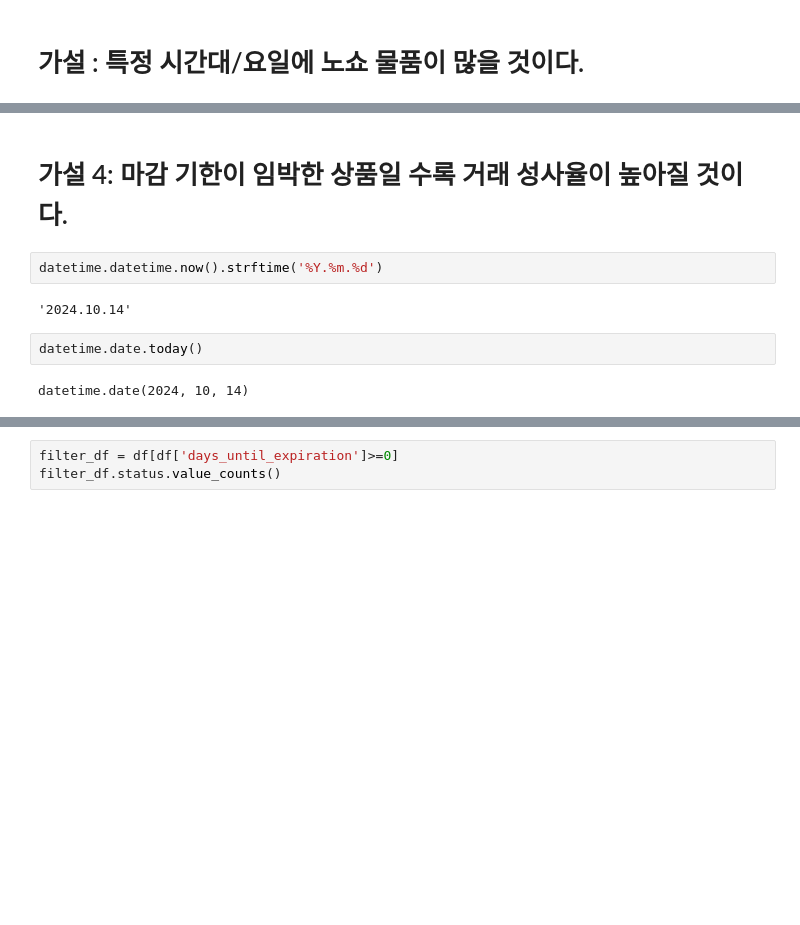
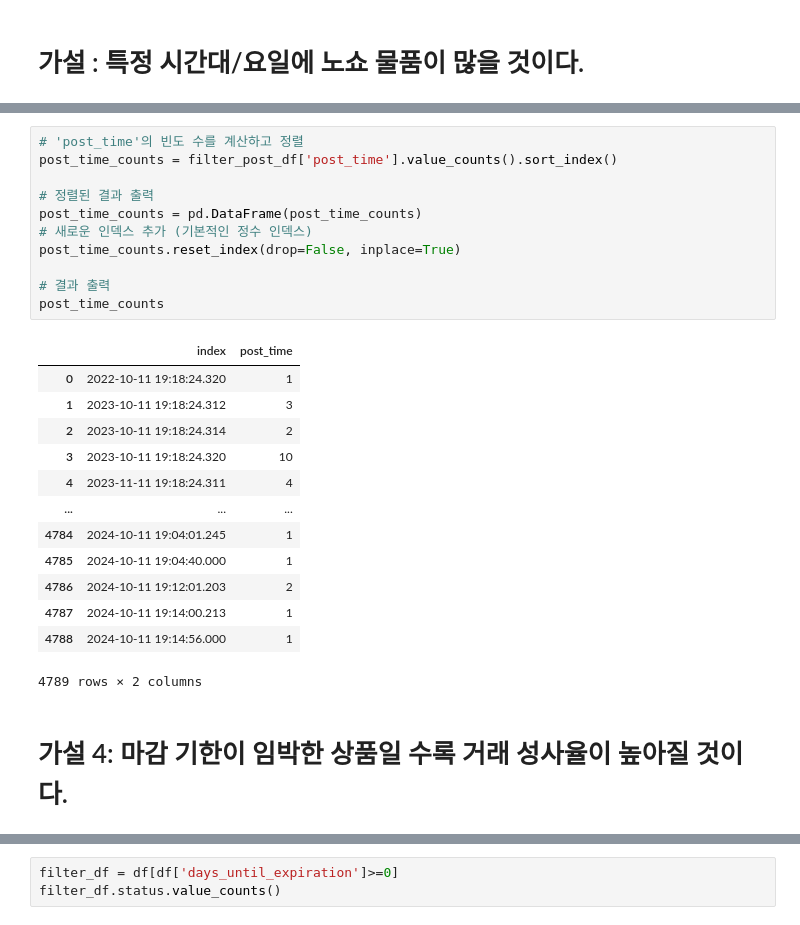
Before and after one commit to wecommit-ai/noshow_analyze, a Jupyter notebook: analysis/Jangseyoung_Hypothesis testing.ipynb, the cells around one changed output, grey strips where cells are left out. Saved outputs shown, nothing was run; the diff lists cells and outputs as text; blank space fills up the shorter version.

```diff
--- a/analysis/Jangseyoung_Hypothesis testing.ipynb
+++ b/analysis/Jangseyoung_Hypothesis testing.ipynb
@@ -81,13 +182,30 @@ plt.show()
+# %%
+# 'post_time'의 빈도 수를 계산하고 정렬
+post_time_counts = filter_post_df['post_time'].value_counts().sort_index()
+
+# 정렬된 결과 출력
+post_time_counts = pd.DataFrame(post_time_counts)
+# 새로운 인덱스 추가 (기본적인 정수 인덱스)
+post_time_counts.reset_index(drop=False, inplace=True)
+
+# 결과 출력
+post_time_counts
+# %% [output]
+|  | index | post_time |
+| 0 | 2022-10-11 19:18:24.320 | 1 |
+| 1 | 2023-10-11 19:18:24.312 | 3 |
+| 2 | 2023-10-11 19:18:24.314 | 2 |
+| 3 | 2023-10-11 19:18:24.320 | 10 |
+| 4 | 2023-11-11 19:18:24.311 | 4 |
+| ... | ... | ... |
+| 4784 | 2024-10-11 19:04:01.245 | 1 |
+| 4785 | 2024-10-11 19:04:40.000 | 1 |
+| 4786 | 2024-10-11 19:12:01.203 | 2 |
+| 4787 | 2024-10-11 19:14:00.213 | 1 |
+| 4788 | 2024-10-11 19:14:56.000 | 1 |
+4789 rows × 2 columns
 # %% [markdown]
 # 가설 4: 마감 기한이 임박한 상품일 수록 거래 성사율이 높아질 것이다.
-# %%
-datetime.datetime.now().strftime('%Y.%m.%d')
-# %% [output]
-'2024.10.14'
-# %%
-datetime.date.today()
-# %% [output]
-datetime.date(2024, 10, 14)
 # %%
 # expiration_endate를 날짜 형식으로 변환
 df['expiration_endate'] = pd.to_datetime(df['expiration_endate'], format='%Y.%m.%d', errors='coerce')
```
Also changed, not shown: parts of 14 cells of this notebook, 2 other files.
